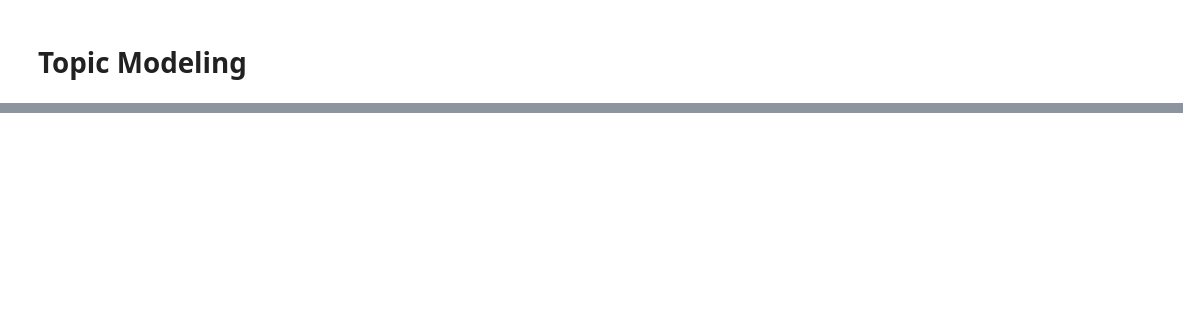
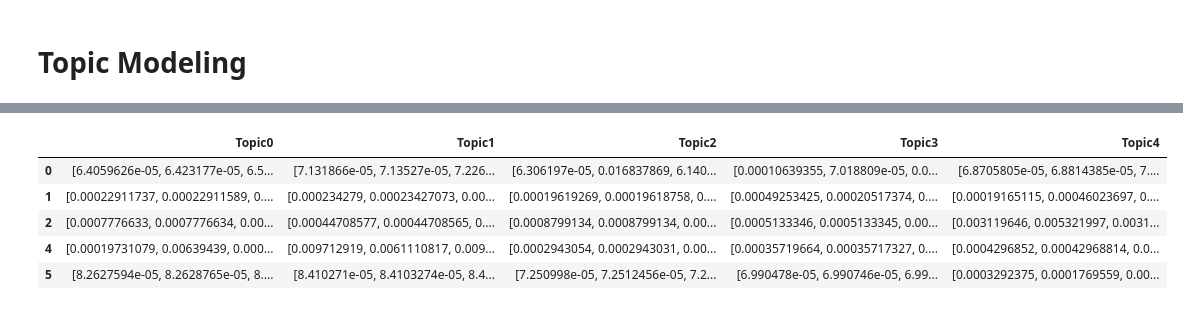
Before and after one commit to adeldelvalle/Social-Network-Analysis, a Jupyter notebook: Preprocessing.ipynb, the cells around one changed output, grey strips where cells are left out. Saved outputs shown, nothing was run; the diff lists cells and outputs as text; code cells hidden in the pictures; blank space fills up the shorter version.

```diff
--- a/Preprocessing.ipynb
+++ b/Preprocessing.ipynb
@@ -462,0 +498,10 @@ word2vec_model.wv.key_to_index
+# %%
+topics = df[["Topic0", "Topic1", "Topic2", "Topic3", "Topic4"]]
+topics.head()
+# %% [output]
+|  | Topic0 | Topic1 | Topic2 | Topic3 | Topic4 |
+| 0 | [6.4059626e-05, 6.423177e-05, 6.5... | [7.131866e-05, 7.13527e-05, 7.226... | [6.306197e-05, 0.016837869, 6.140... | [0.00010639355, 7.018809e-05, 0.0... | [6.8705805e-05, 6.8814385e-05, 7.... |
+| 1 | [0.00022911737, 0.00022911589, 0.... | [0.000234279, 0.00023427073, 0.00... | [0.00019619269, 0.00019618758, 0.... | [0.00049253425, 0.00020517374, 0.... | [0.00019165115, 0.00046023697, 0.... |
+| 2 | [0.0007776633, 0.0007776634, 0.00... | [0.00044708577, 0.00044708565, 0.... | [0.0008799134, 0.0008799134, 0.00... | [0.0005133346, 0.0005133345, 0.00... | [0.003119646, 0.005321997, 0.0031... |
+| 4 | [0.00019731079, 0.00639439, 0.000... | [0.009712919, 0.0061110817, 0.009... | [0.0002943054, 0.0002943031, 0.00... | [0.00035719664, 0.00035717327, 0.... | [0.0004296852, 0.00042968814, 0.0... |
+| 5 | [8.2627594e-05, 8.2628765e-05, 8.... | [8.410271e-05, 8.4103274e-05, 8.4... | [7.250998e-05, 7.2512456e-05, 7.2... | [6.990478e-05, 6.990746e-05, 6.99... | [0.0003292375, 0.0001769559, 0.00... |
```
Also changed, not shown: parts of 24 cells of this notebook, 2 other files.
